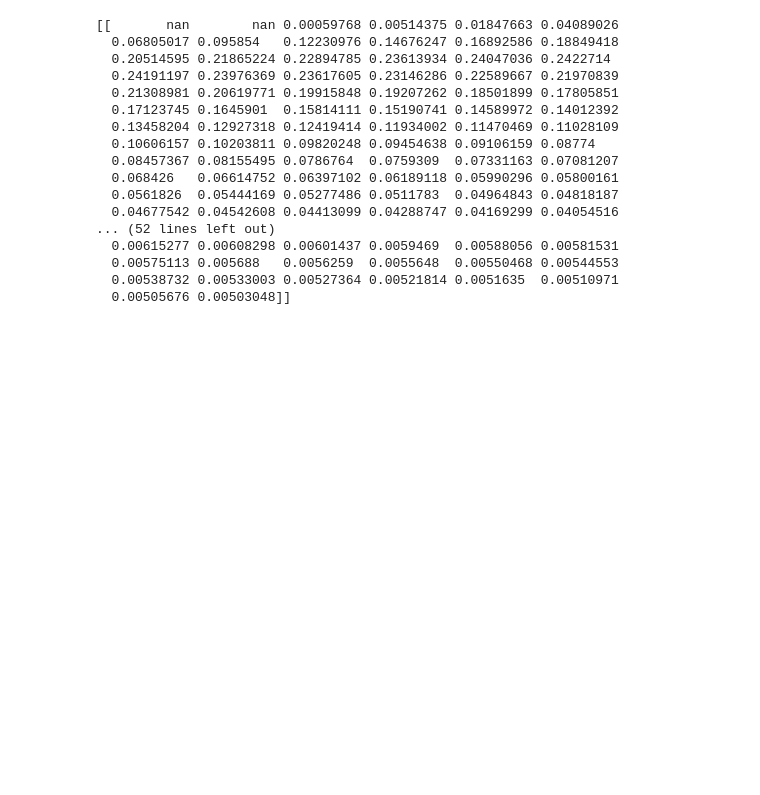
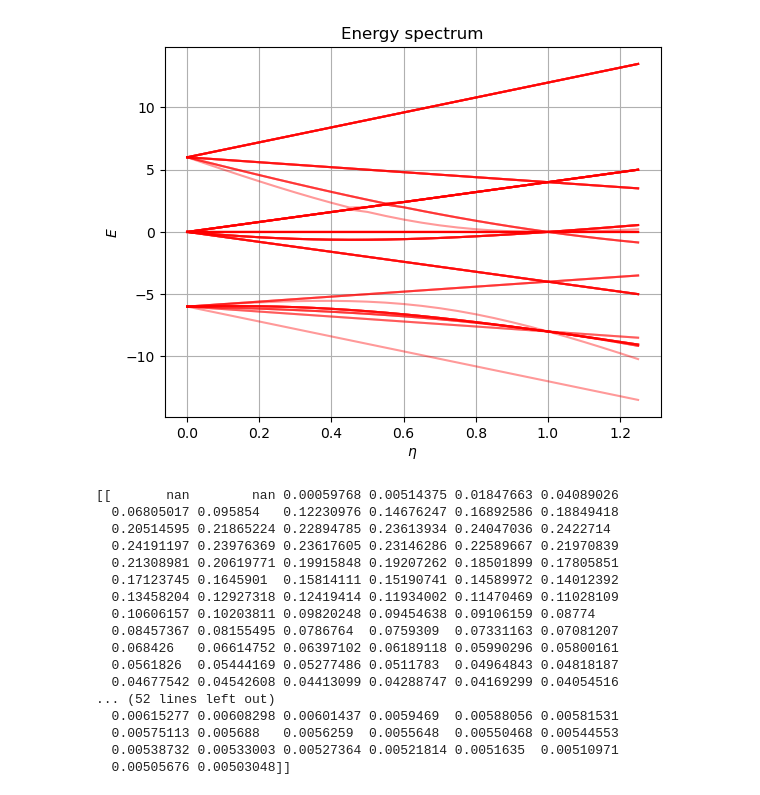
Before and after one commit to JedrekSt/PhaseTransitions, a Jupyter notebook: star_ising.ipynb, the cells around one changed output. Cells and saved outputs as stored; diff of their text form; code cells hidden in the pictures; blank space fills up the shorter version.

```diff
--- a/star_ising.ipynb
+++ b/star_ising.ipynb
@@ -176,3 +181,16 @@ plt.show()
+# %%
+fig = plt.figure()
+ax = fig.add_subplot()
+
+for i in range(Energies.shape[0]):
+    ax.plot(J2s,Energies[i],color = "red",alpha = 0.4)
+ax.grid(True)
+ax.set_xlabel(r"$\eta$")
+ax.set_ylabel(r"$E$")
+ax.set_title("Energy spectrum")
+plt.show()
+# %% [output]
+[figure, added]
 # %%
 J2 = np.arange(0,1.1,0.05)
 U_ = []
```
Also changed, not shown: parts of 5 cells of this notebook.
